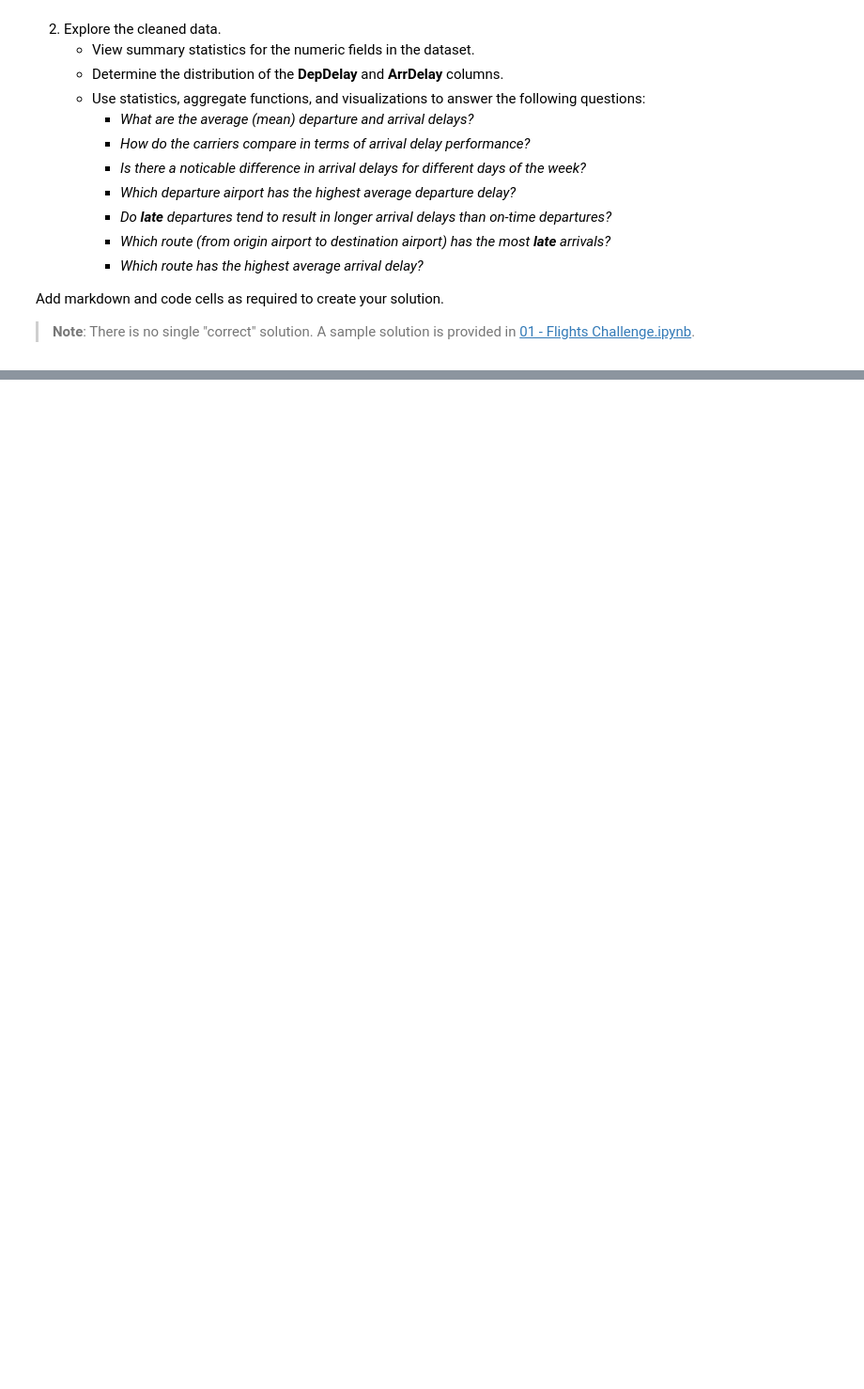
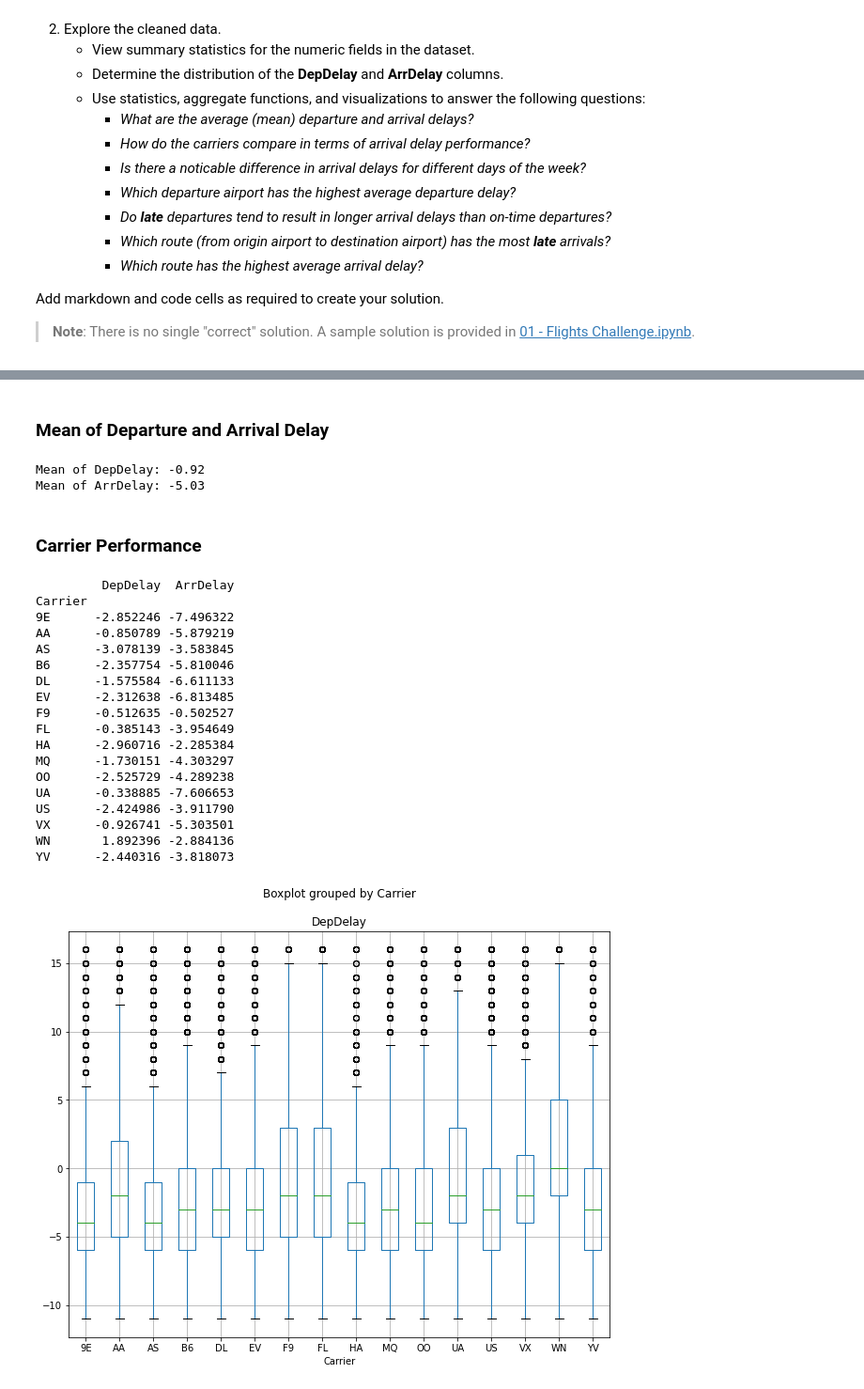
Before and after one commit to MicrosoftDocs/ml-basics, a Jupyter notebook: challenges/01 - Flights Challenge.ipynb, the cells around one changed output, grey strips where cells are left out. Shown at 94% size. Saved outputs shown, nothing was run; the diff lists cells and outputs as text; code cells hidden in the pictures; blank space fills up the shorter version.

```diff
--- a/challenges/01 - Flights Challenge.ipynb
+++ b/challenges/01 - Flights Challenge.ipynb
@@ -57,0 +181,35 @@ Add markdown and code cells as required to create your solution.
+# %% [markdown]
+### Mean of Departure and Arrival Delay
+# %%
+df_flights.describe()
+#Mean
+print('Mean of DepDelay: {:.2f}\nMean of ArrDelay: {:.2f}\n'.format(df_flights.DepDelay.mean(), df_flights.ArrDelay.mean()))
+# %% [output]
+Mean of DepDelay: -0.92
+Mean of ArrDelay: -5.03
+# %% [markdown]
+### Carrier Performance
+# %%
+print(df_flights.groupby(df_flights.Carrier)['DepDelay','ArrDelay'].mean())
+for col in field:
+    df_flights.boxplot(column=col, by="Carrier", figsize=(10,8))
+# %% [output]
+         DepDelay  ArrDelay
+Carrier
+9E      -2.852246 -7.496322
+AA      -0.850789 -5.879219
+AS      -3.078139 -3.583845
+B6      -2.357754 -5.810046
+DL      -1.575584 -6.611133
+EV      -2.312638 -6.813485
+F9      -0.512635 -0.502527
+FL      -0.385143 -3.954649
+HA      -2.960716 -2.285384
+MQ      -1.730151 -4.303297
+OO      -2.525729 -4.289238
+UA      -0.338885 -7.606653
+US      -2.424986 -3.911790
+VX      -0.926741 -5.303501
+WN       1.892396 -2.884136
+YV      -2.440316 -3.818073
+[figure, added]
```
Also changed, not shown: parts of 17 cells of this notebook.
